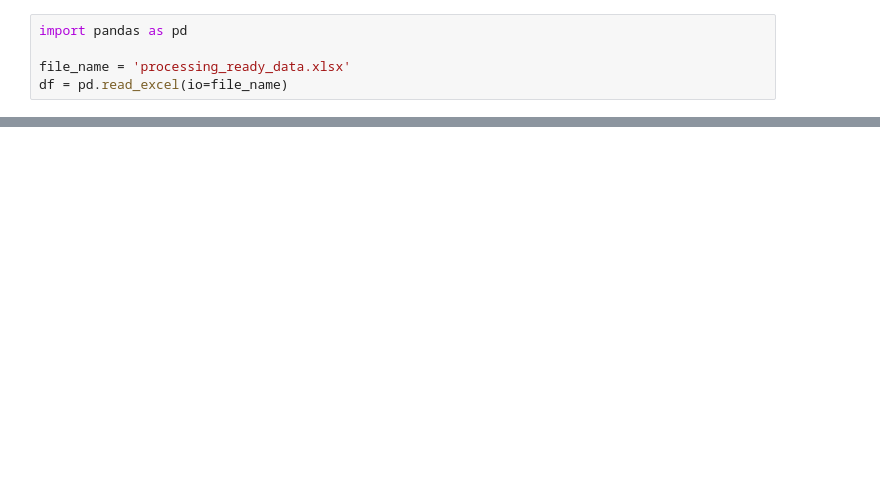
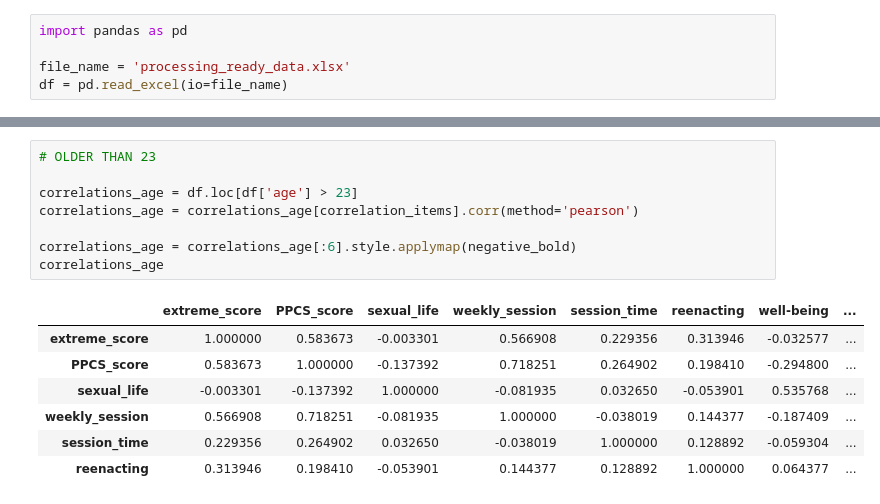
Before and after one commit to KsaweryKapela/Master-s_Study_Analysis, a Jupyter notebook: statistics.ipynb, the cells around one changed output, grey strips where cells are left out. Drawn from its saved outputs; the diff is of its cells as text; blank space fills up the shorter version.

```diff
--- a/statistics.ipynb
+++ b/statistics.ipynb
@@ -36,0 +72,16 @@ correlations_df
+# %%
+# OLDER THAN 23
+
+correlations_age = df.loc[df['age'] > 23]
+correlations_age = correlations_age[correlation_items].corr(method='pearson')
+
+correlations_age = correlations_age[:6].style.applymap(negative_bold)
+correlations_age
+# %% [output]
+|  | extreme_score | PPCS_score | sexual_life | weekly_session | session_time | reenacting | well-being | ... |
+| extreme_score | 1.000000 | 0.583673 | -0.003301 | 0.566908 | 0.229356 | 0.313946 | -0.032577 | ... |
+| PPCS_score | 0.583673 | 1.000000 | -0.137392 | 0.718251 | 0.264902 | 0.198410 | -0.294800 | ... |
+| sexual_life | -0.003301 | -0.137392 | 1.000000 | -0.081935 | 0.032650 | -0.053901 | 0.535768 | ... |
+| weekly_session | 0.566908 | 0.718251 | -0.081935 | 1.000000 | -0.038019 | 0.144377 | -0.187409 | ... |
+| session_time | 0.229356 | 0.264902 | 0.032650 | -0.038019 | 1.000000 | 0.128892 | -0.059304 | ... |
+| reenacting | 0.313946 | 0.198410 | -0.053901 | 0.144377 | 0.128892 | 1.000000 | 0.064377 | ... |
```
Also changed, not shown: parts of 9 cells of this notebook.
